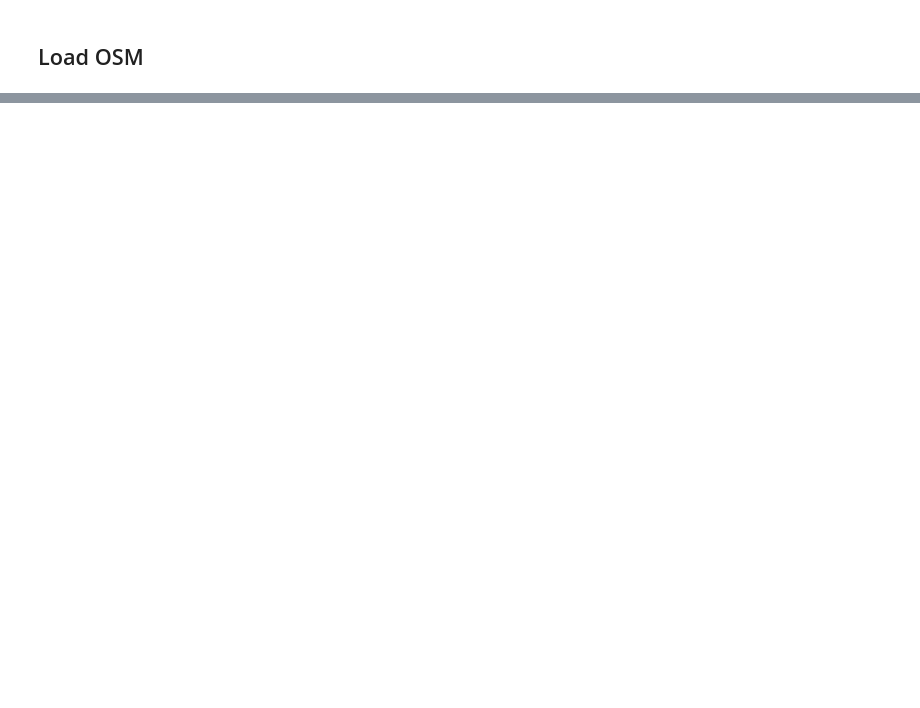
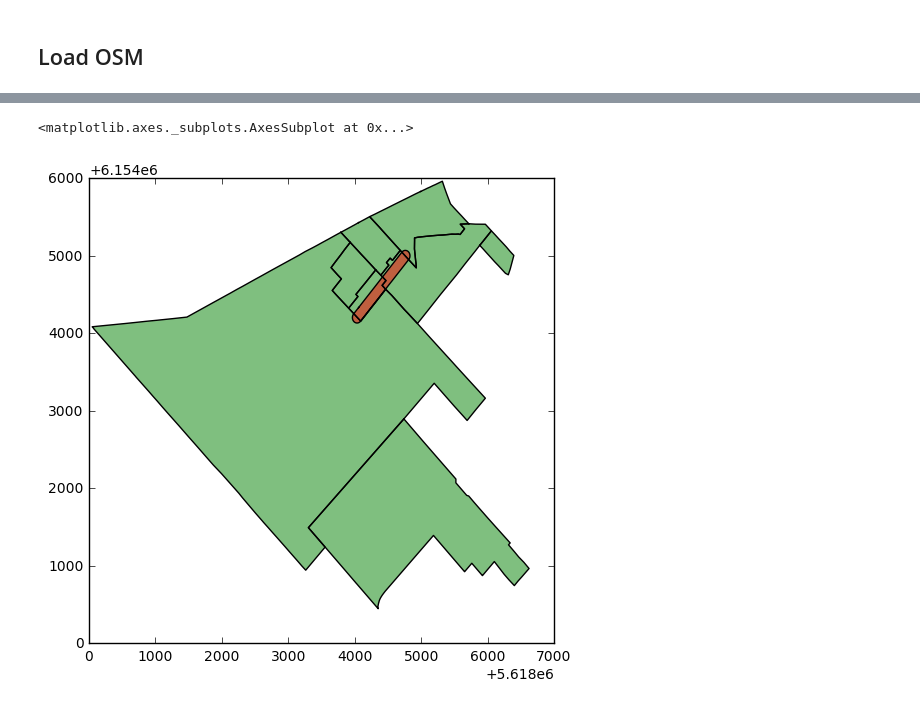
Before and after one commit to alephcero/thesis, a Jupyter notebook: src/crearCartografiaAGBA.ipynb, the cells around one changed output, grey strips where cells are left out. Saved outputs shown, nothing was run; the diff lists cells and outputs as text; code cells hidden in the pictures; blank space fills up the shorter version.

```diff
--- a/src/crearCartografiaAGBA.ipynb
+++ b/src/crearCartografiaAGBA.ipynb
@@ -91 +288,9 @@ calles.columns = [u'highway', u'geometry']
+# %%
+fig = plt.figure(figsize=(6,6))
+ax = fig.add_subplot(1,1,1)
+radiosSel.plot(ax=ax,color='green')
+calleConectada2.plot(ax=ax,color='RED')
+# %% [output]
+<matplotlib.axes._subplots.AxesSubplot at 0x...>
+[figure, added]
 # %%
```
Also changed, not shown: parts of 41 cells of this notebook, 21 other files.
